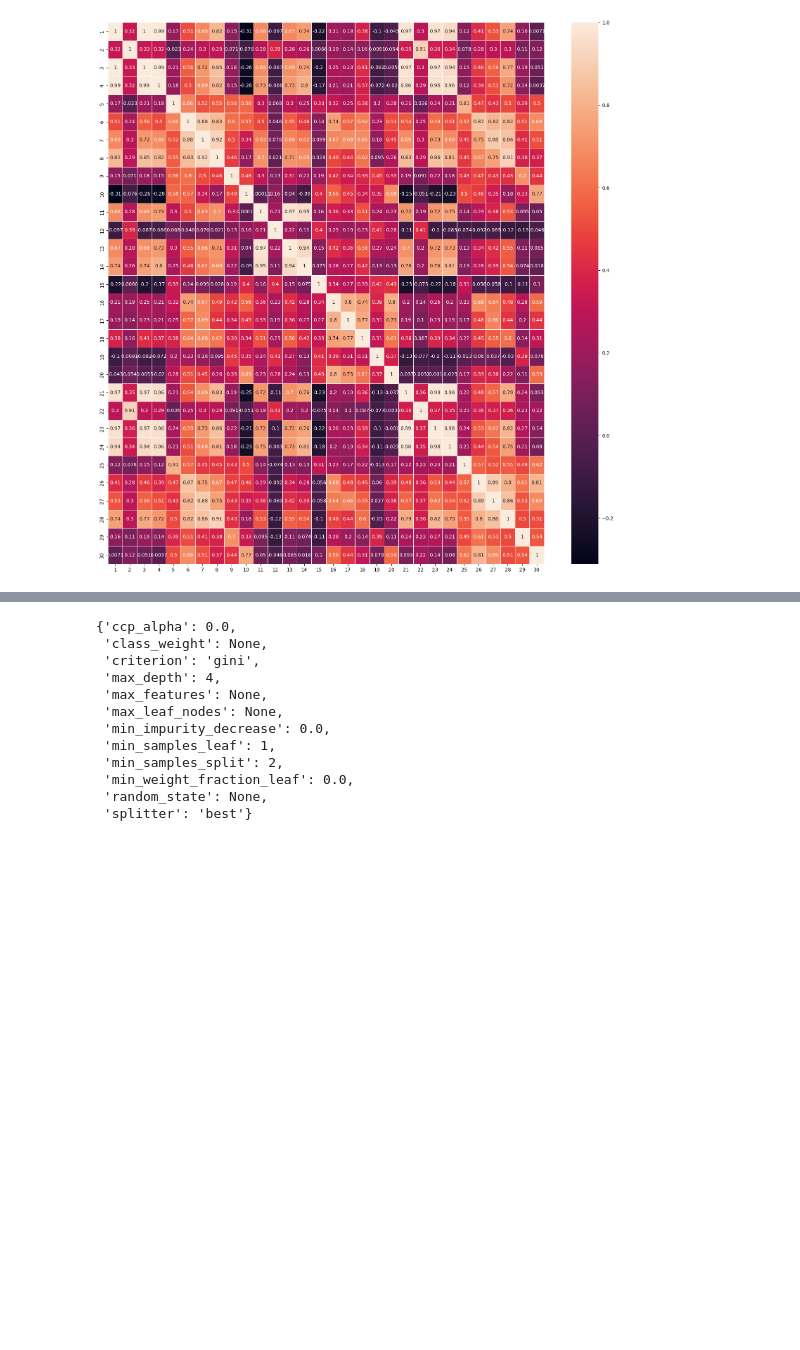
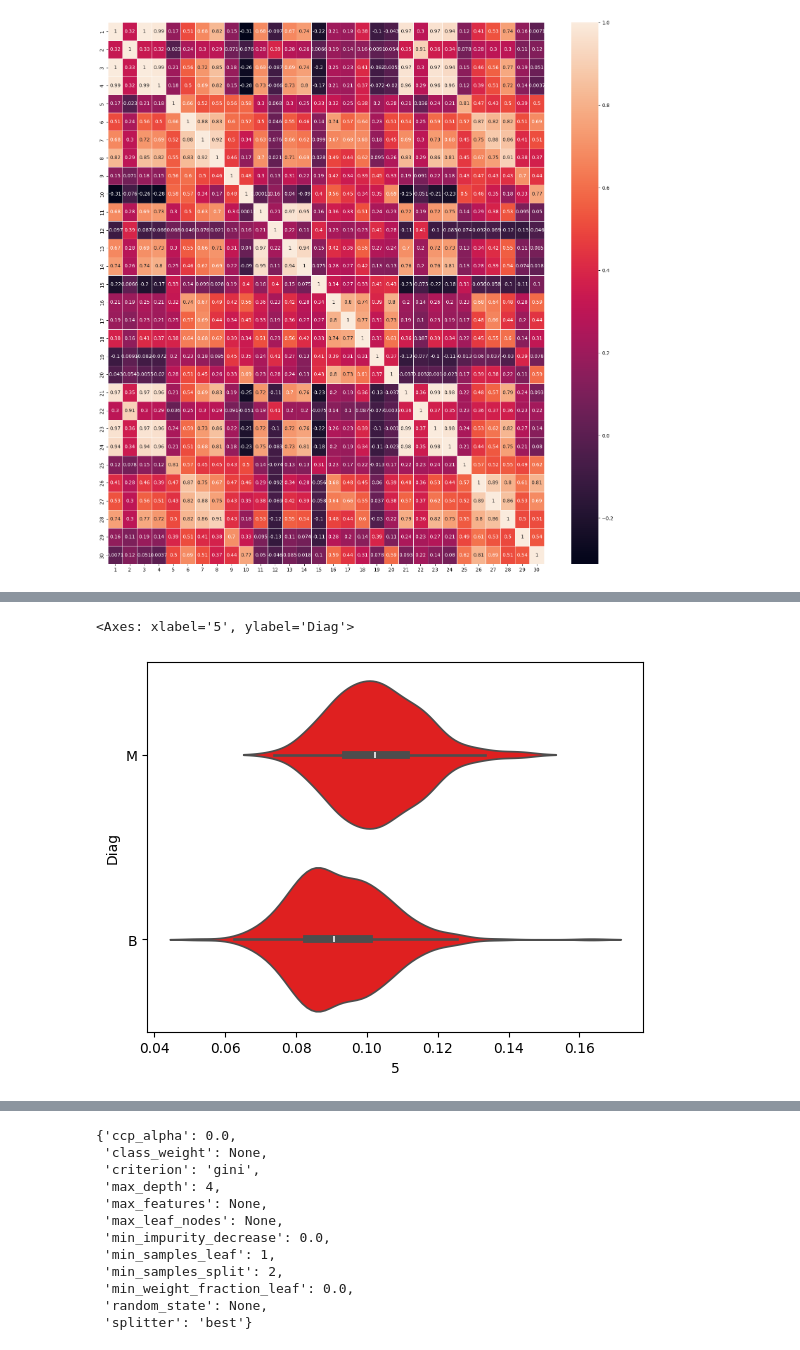
Before and after one commit to trungphap/bcw, a Jupyter notebook: breast_cancer.ipynb, the cells around one changed output, grey strips where cells are left out. Saved outputs shown, nothing was run; the diff lists cells and outputs as text; code cells hidden in the pictures; blank space fills up the shorter version.

```diff
--- a/breast_cancer.ipynb
+++ b/breast_cancer.ipynb
@@ -96,0 +102,5 @@ sns.heatmap(X.corr(),linewidths=0.5, annot=True, ax =ax)
+# %%
+sns.violinplot(data = bcdf, x='5', y ='Diag', color ='Red')
+# %% [output]
+<Axes: xlabel='5', ylabel='Diag'>
+[figure, added]
```
Also changed, not shown: parts of 11 cells of this notebook.
